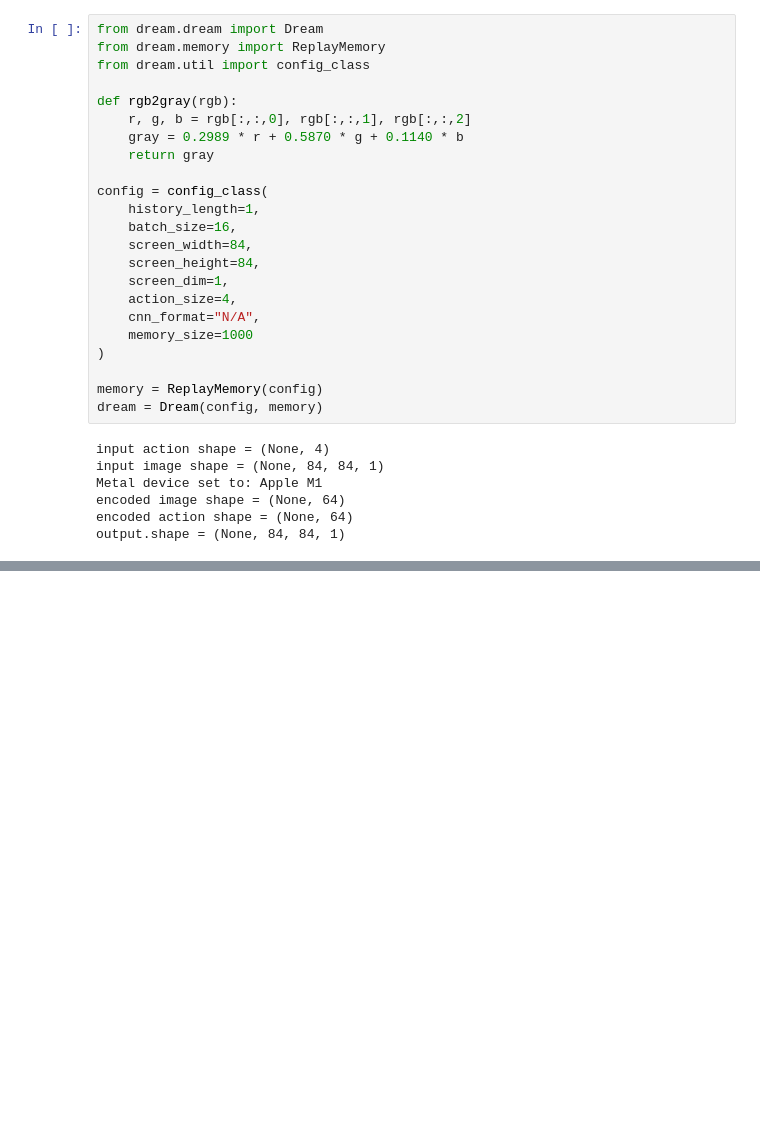
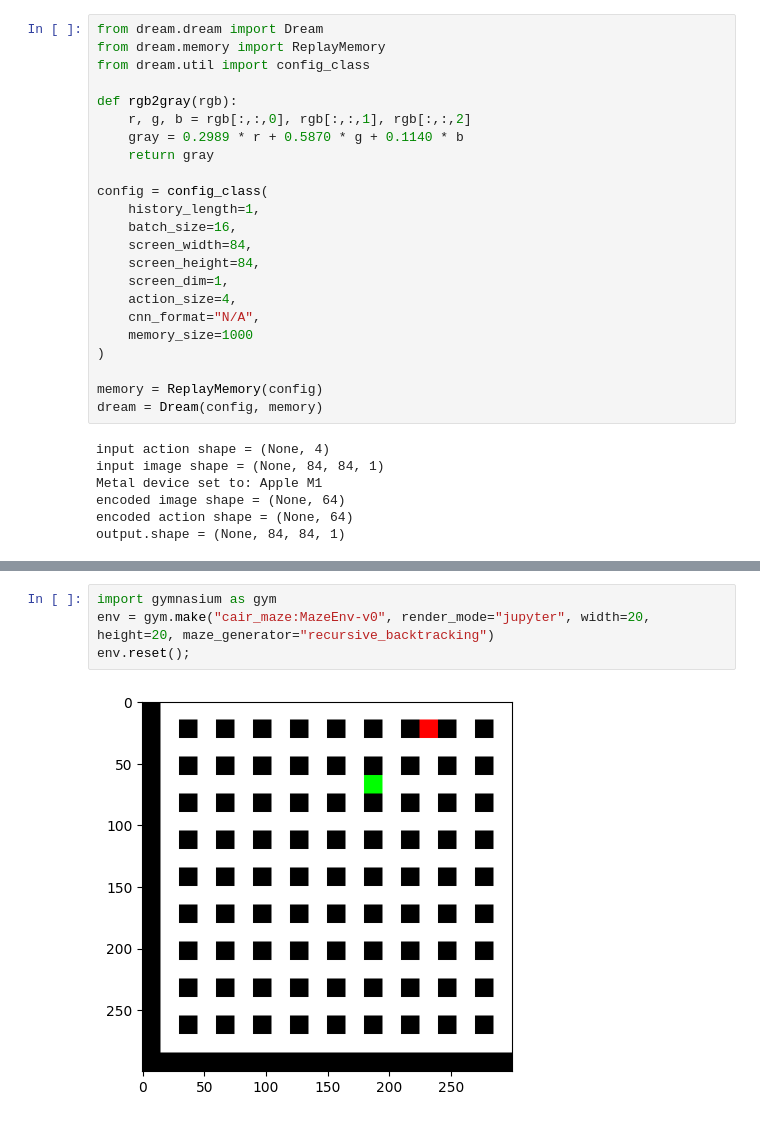
Before and after one commit to ahan98/deep_maze, a Jupyter notebook: demo.ipynb, the cells around one changed output, grey strips where cells are left out. Cells and saved outputs as stored; diff of their text form; blank space fills up the shorter version.

```diff
--- a/demo.ipynb
+++ b/demo.ipynb
@@ -92,0 +92,6 @@ actions.shape = (16, 4)
+# %%
+import gymnasium as gym
+env = gym.make("cair_maze:MazeEnv-v0", render_mode="jupyter", width=20, height=20, maze_generator="recursive_backtracking")
+env.reset();
+# %% [output]
+[figure, added]
```
Also changed, not shown: parts of 6 cells of this notebook, 6 other files.
